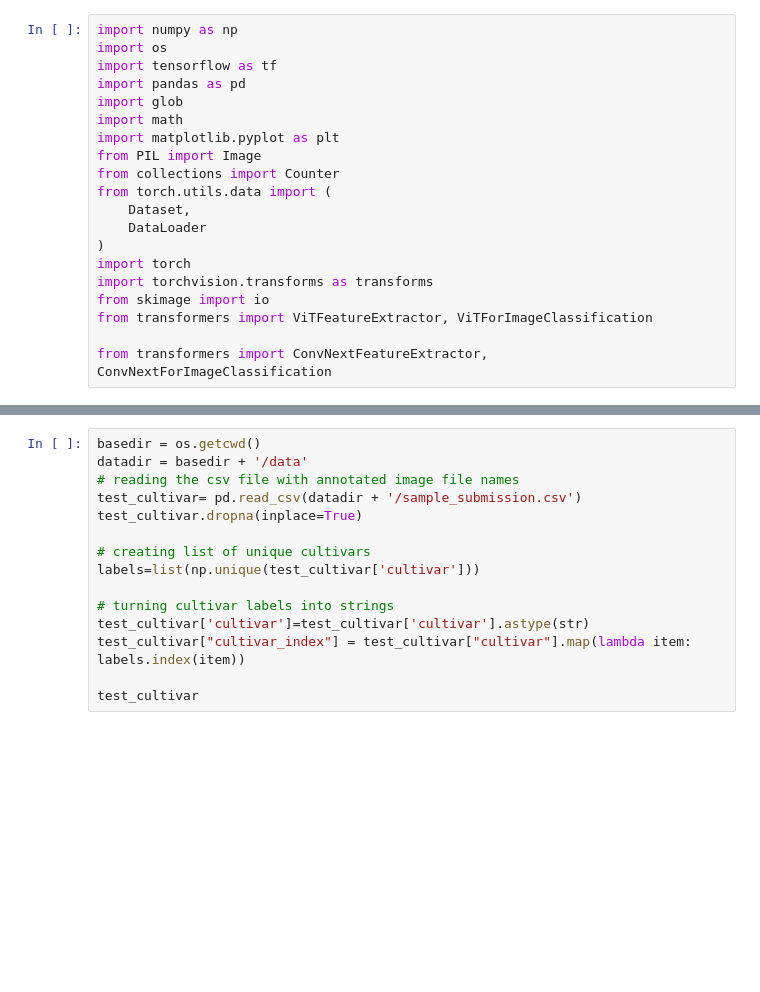
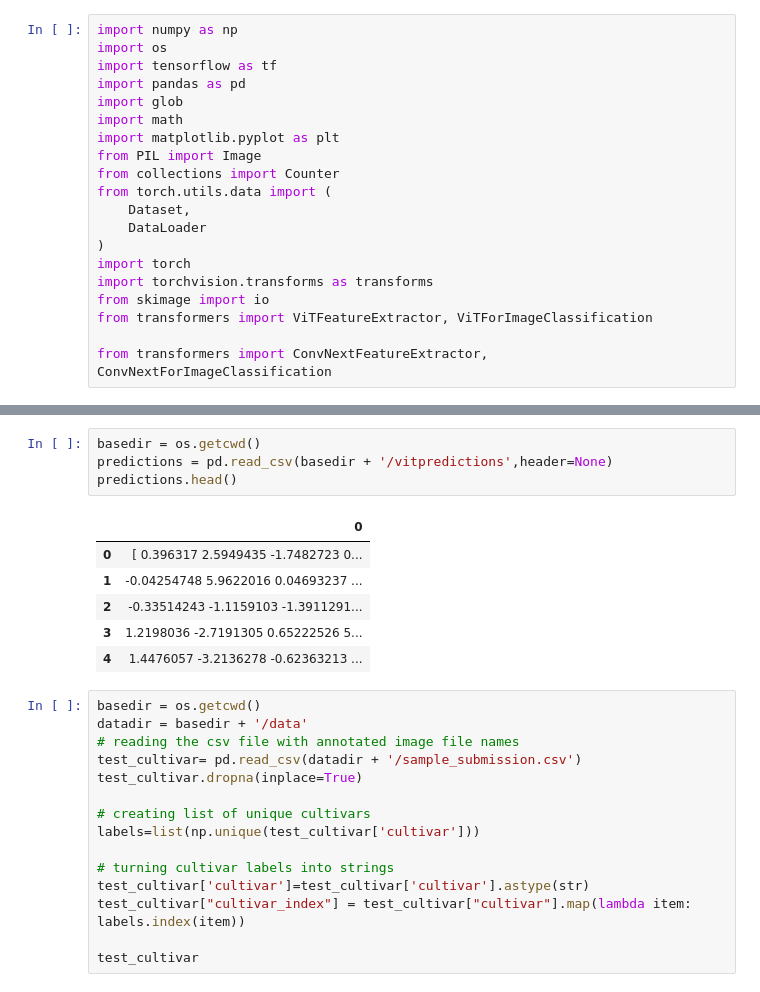
Before and after one commit to annabelng/convnet_crops, a Jupyter notebook: eval.ipynb, the cells around one changed output, grey strips where cells are left out. Saved outputs shown, nothing was run; the diff lists cells and outputs as text; blank space fills up the shorter version.

Commit message:
add predictions

```diff
--- a/eval.ipynb
+++ b/eval.ipynb
@@ -21,3 +50,14 @@ from transformers import ConvNextFeatureExtractor, ConvNextForImageClassificatio
+# %%
+basedir = os.getcwd()
+predictions = pd.read_csv(basedir + '/vitpredictions',header=None)
+predictions.head()
+# %% [output]
+|  | 0 |
+| 0 | [ 0.396317 2.5949435 -1.7482723 0... |
+| 1 | -0.04254748 5.9622016 0.04693237 ... |
+| 2 | -0.33514243 -1.1159103 -1.3911291... |
+| 3 | 1.2198036 -2.7191305 0.65222526 5... |
+| 4 | 1.4476057 -3.2136278 -0.62363213 ... |
 # %%
 basedir = os.getcwd()
 datadir = basedir + '/data'
```
Also changed, not shown: parts of 4 cells of this notebook, 9 other files.
